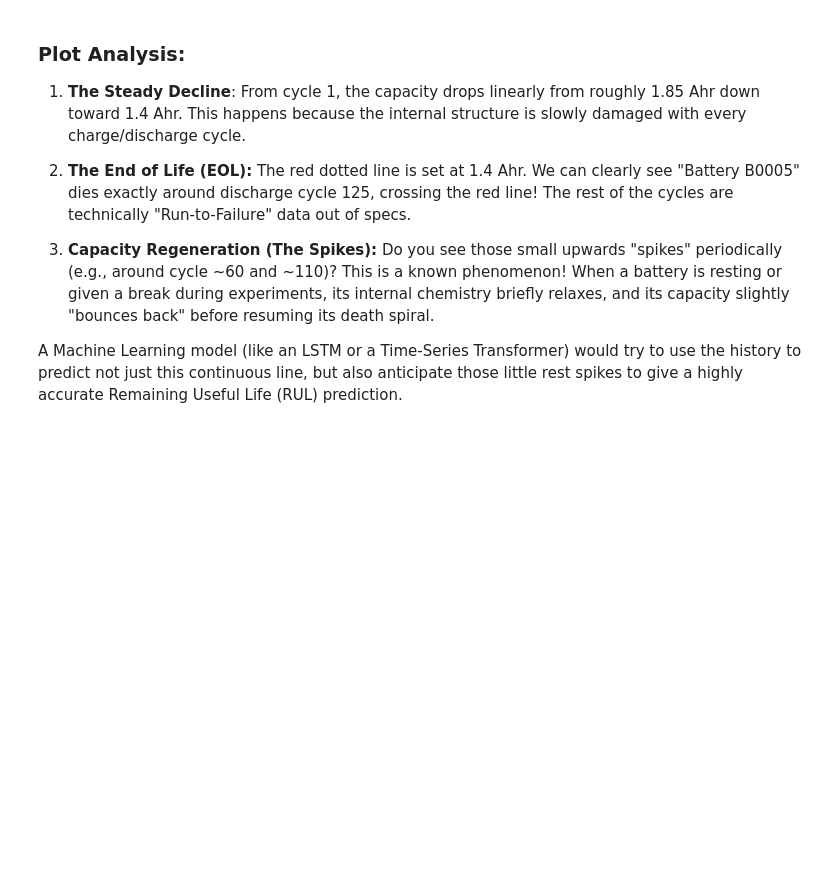
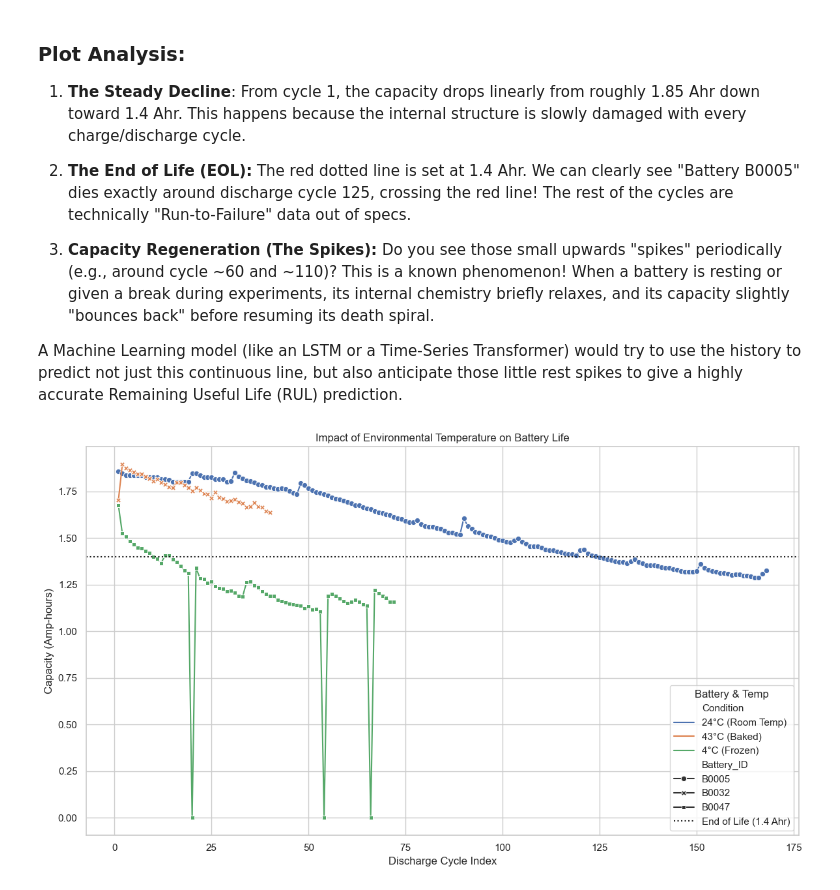
Before and after one commit to barada02/ML_ON_Battery, a Jupyter notebook: EDA/eda1.ipynb, the cells around one changed output. Drawn from its saved outputs; the diff is of its cells as text; code cells hidden in the pictures; blank space fills up the shorter version.

Commit message:
comparison plot

```diff
--- a/EDA/eda1.ipynb
+++ b/EDA/eda1.ipynb
@@ -195,3 +195,58 @@ plt.show()
 3. **Capacity Regeneration (The Spikes):** Do you see those small upwards "spikes" periodically (e.g., around cycle ~60 and ~110)? This is a known phenomenon! When a battery is resting or given a break during experiments, its internal chemistry briefly relaxes, and its capacity slightly "bounces back" before resuming its death spiral.
 
 A Machine Learning model (like an LSTM or a Time-Series Transformer) would try to use the history to predict not just this continuous line, but also anticipate those little rest spikes to give a highly accurate Remaining Useful Life (RUL) prediction.
+# %%
+def extract_capacity(battery_id, temp_label):
+    """A helper function to extract purely the capacity degradation of a given battery."""
+    mat_file = scipy.io.loadmat(f'../Battery_DataSet/{battery_id}.mat')
+    cycles = mat_file[battery_id][0, 0]['cycle']
+
+    capacity_data = []
+    discharge_cycle_number = 1
+
+    for i in range(cycles.size):
+        cycle = cycles[0, i]
+        if cycle['type'][0] == 'discharge':
+            data = cycle['data']
+            if 'Capacity' in data.dtype.names:
+                # the nested extraction magic
+                capacity_val = data['Capacity'][0, 0][0, 0]
+                capacity_data.append({
+                    'Discharge_Cycle': discharge_cycle_number,
+                    'Capacity_Ahr': capacity_val,
+                    'Battery_ID': battery_id,
+                    'Condition': temp_label
+                })
+                discharge_cycle_number += 1
+
+    return pd.DataFrame(capacity_data)
+
+# Let's extract B0005 (Room Temp), B0032 (Baked at 43C), and B0047 (Frozen at 4C)
+df_b0005 = extract_capacity('B0005', '24°C (Room Temp)')
+df_b0032 = extract_capacity('B0032', '43°C (Baked)')
+df_b0047 = extract_capacity('B0047', '4°C (Frozen)')
+
+# Combine them into one big dataframe
+df_comparison = pd.concat([df_b0005, df_b0032, df_b0047], ignore_index=True)
+
+# Plotting them together
+plt.figure(figsize=(12, 7))
+sns.lineplot(
+    data=df_comparison,
+    x='Discharge_Cycle',
+    y='Capacity_Ahr',
+    hue='Condition', # This colors the lines by the temperature condition
+    style='Battery_ID',
+    markers=True,
+    dashes=False
+)
+
+plt.axhline(y=1.4, color='k', linestyle=':', label='End of Life (1.4 Ahr)')
+plt.title('Impact of Environmental Temperature on Battery Life')
+plt.xlabel('Discharge Cycle Index')
+plt.ylabel('Capacity (Amp-hours)')
+plt.legend(title='Battery & Temp')
+plt.tight_layout()
+plt.show()
+# %% [output]
+[figure, added]
```
